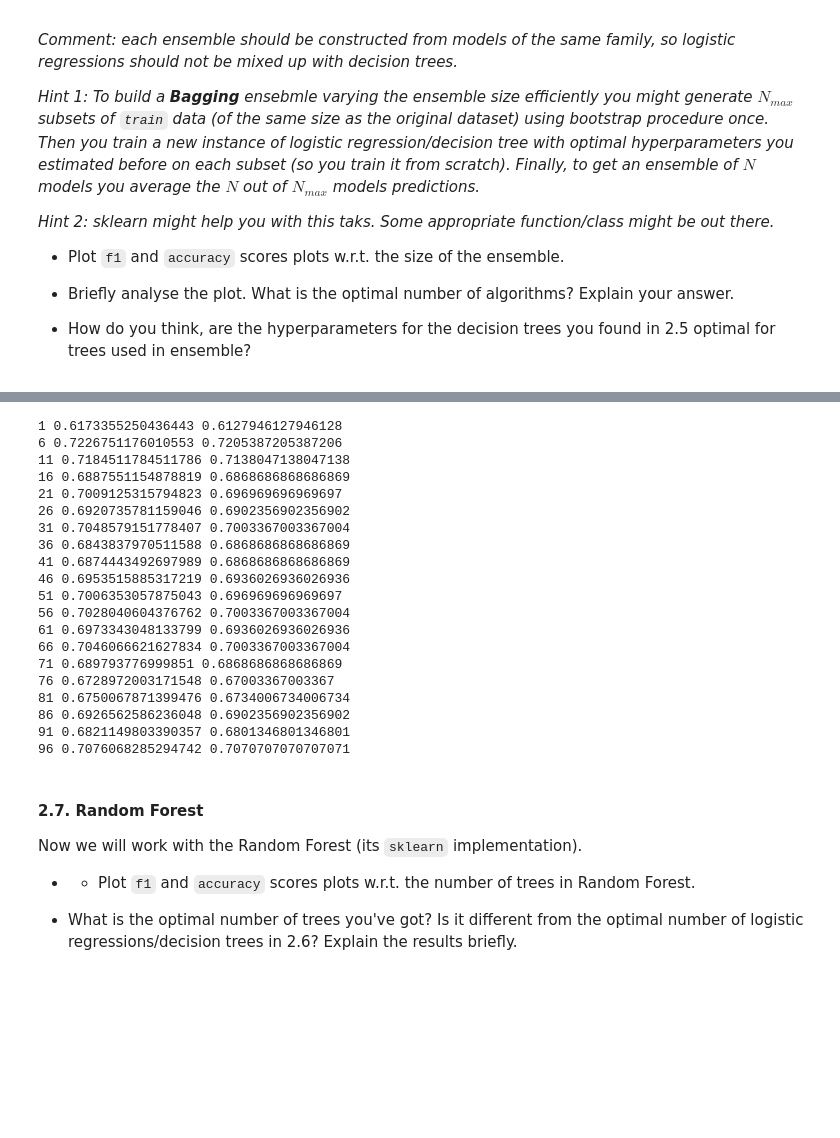
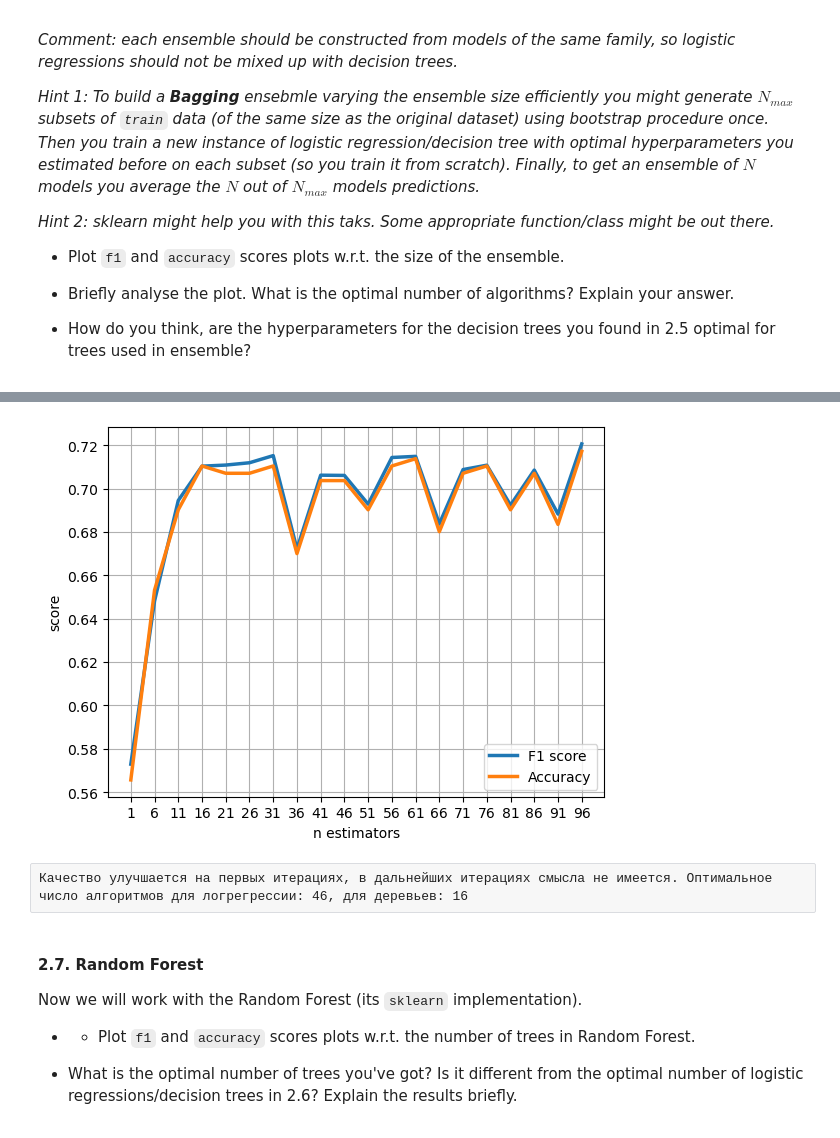
Before and after one commit to romaz21/ml-course, a Jupyter notebook: homeworks/lab01_ml_pipeline/lab01_part2_ml_pipeline.ipynb, the cells around one changed output, grey strips where cells are left out. Drawn from its saved outputs; the diff is of its cells as text; code cells hidden in the pictures; blank space fills up the shorter version.

```diff
--- a/homeworks/lab01_ml_pipeline/lab01_part2_ml_pipeline.ipynb
+++ b/homeworks/lab01_ml_pipeline/lab01_part2_ml_pipeline.ipynb
@@ -327,4 +313,5 @@ for i in range(2, 101, 5):
 # %%
+f1_scores, acc_scores = [], []
 for i in range(1, 101, 5):
     model = DecisionTreeClassifier(**dt_params)
     bagging = BaggingClassifier(model, i)
@@ -332,28 +319,21 @@ for i in range(1, 101, 5):
         warnings.filterwarnings("ignore", category=ConvergenceWarning)
         bagging.fit(X_train_pca, y_train)
     y_pred = bagging.predict(X_test_pca)
-    print(i, f1_score(y_test, y_pred, average="macro"),  accuracy_score(y_test, y_pred))
+    f1_scores.append(f1_score(y_test, y_pred, average="macro"))
+    acc_scores.append(accuracy_score(y_test, y_pred))
-# %% [output]
-1 0.6173355250436443 0.6127946127946128
-6 0.7226751176010553 0.7205387205387206
-11 0.7184511784511786 0.7138047138047138
-16 0.6887551154878819 0.6868686868686869
-21 0.7009125315794823 0.696969696969697
-26 0.6920735781159046 0.6902356902356902
-31 0.7048579151778407 0.7003367003367004
-36 0.6843837970511588 0.6868686868686869
-41 0.6874443492697989 0.6868686868686869
-46 0.6953515885317219 0.6936026936026936
-51 0.7006353057875043 0.696969696969697
-56 0.7028040604376762 0.7003367003367004
-61 0.6973343048133799 0.6936026936026936
-66 0.7046066621627834 0.7003367003367004
-71 0.689793776999851 0.6868686868686869
-76 0.6728972003171548 0.67003367003367
-81 0.6750067871399476 0.6734006734006734
-86 0.6926562586236048 0.6902356902356902
-91 0.6821149803390357 0.6801346801346801
-96 0.7076068285294742 0.7070707070707071
+# %%
+plt.plot(range(1, 101, 5), f1_scores, label="F1 score", linewidth=2.5)
+plt.plot(range(1, 101, 5), acc_scores, label="Accuracy", linewidth=2.5)
+plt.xlabel("n estimators")
+plt.xticks(range(1, 101, 5))
+plt.ylabel("score")
+plt.grid()
+plt.legend()
+plt.show()
+# %% [output]
+[figure, added]
+# %% [raw]
+Качество улучшается на первых итерациях, в дальнейших итерациях смысла не имеется. Оптимальное число алгоритмов для логрегрессии: 46, для деревьев: 16
 # %% [markdown]
 #### 2.7. Random Forest
 Now we will work with the Random Forest (its `sklearn` implementation).
```
Also changed, not shown: parts of 22 cells of this notebook, 2 other files.
